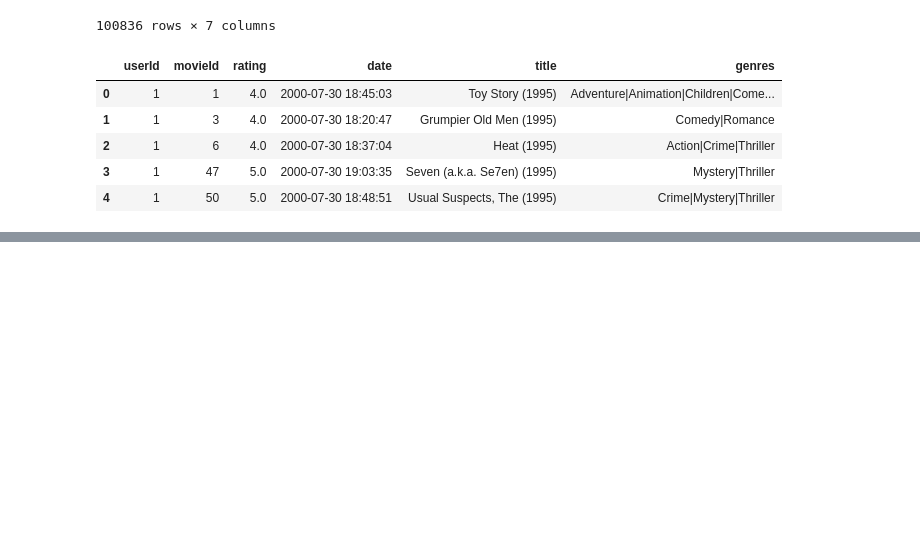
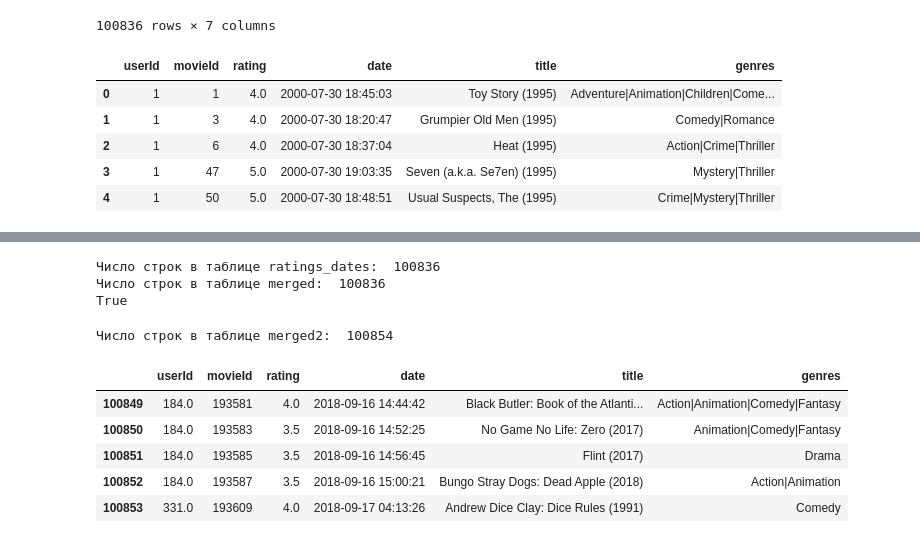
Before and after one commit to AbiNazim/Study_DataScience, a Jupyter notebook: PY_12_Продвинутые методы работы с данными в Pandas/Job_Movie.ipynb, the cells around one changed output, grey strips where cells are left out. Drawn from its saved outputs; the diff is of its cells as text; code cells hidden in the pictures; blank space fills up the shorter version.

```diff
--- a/PY_12_Продвинутые методы работы с данными в Pandas/Job_Movie.ipynb
+++ b/PY_12_Продвинутые методы работы с данными в Pandas/Job_Movie.ipynb
@@ -157,0 +174,24 @@ display(joined.head())
+# %%
+print('Число строк в таблице ratings_dates: ', ratings_dates.shape[0])
+print('Число строк в таблице merged: ', merged.shape[0])
+print(ratings_dates.shape[0] == merged.shape[0])
+# %% [output]
+Число строк в таблице ratings_dates:  100836
+Число строк в таблице merged:  100836
+True
+# %%
+merged2 = ratings_dates.merge(
+    movies,
+    on='movieId',
+    how='outer'
+)
+print('Число строк в таблице merged2: ', merged2.shape[0])
+display(merged2.tail())
+# %% [output]
+Число строк в таблице merged2:  100854
+|  | userId | movieId | rating | date | title | genres |
+| 100849 | 184.0 | 193581 | 4.0 | 2018-09-16 14:44:42 | Black Butler: Book of the Atlanti... | Action|Animation|Comedy|Fantasy |
+| 100850 | 184.0 | 193583 | 3.5 | 2018-09-16 14:52:25 | No Game No Life: Zero (2017) | Animation|Comedy|Fantasy |
+| 100851 | 184.0 | 193585 | 3.5 | 2018-09-16 14:56:45 | Flint (2017) | Drama |
+| 100852 | 184.0 | 193587 | 3.5 | 2018-09-16 15:00:21 | Bungo Stray Dogs: Dead Apple (2018) | Action|Animation |
+| 100853 | 331.0 | 193609 | 4.0 | 2018-09-17 04:13:26 | Andrew Dice Clay: Dice Rules (1991) | Comedy |
```
Also changed, not shown: parts of 3 cells of this notebook.
